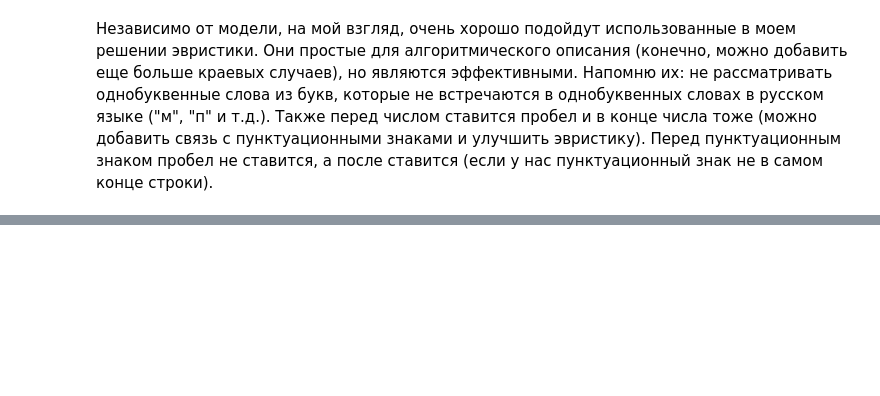
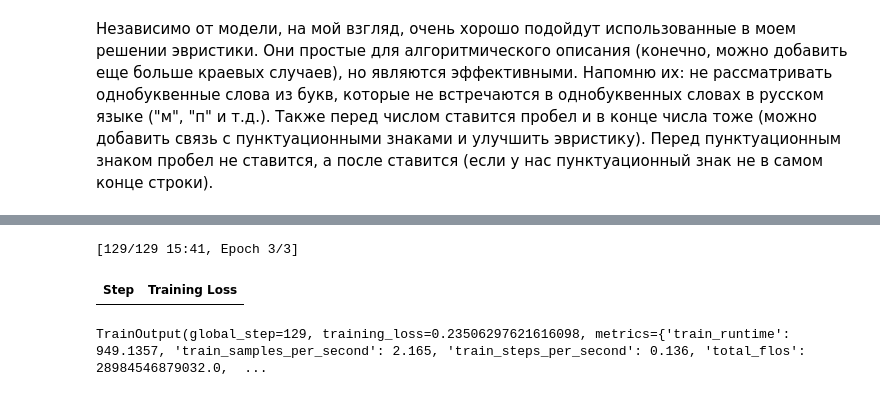
Before and after one commit to dbelogortseva/Avito_test_task, a Jupyter notebook: test_task.ipynb, the cells around one changed output, grey strips where cells are left out. Cells and saved outputs as stored; diff of their text form; code cells hidden in the pictures; blank space fills up the shorter version.

```diff
--- a/test_task.ipynb
+++ b/test_task.ipynb
@@ -379,0 +546,3 @@ df_save.to_csv("output.csv", index=False, encoding="utf-8")
+# %%
+id2label = {0:"NO_SPACE", 1:"SPACE"}
+label2id = {"NO_SPACE":0, "SPACE":1}
@@ -379,0 +578,28 @@ df_save.to_csv("output.csv", index=False, encoding="utf-8")
+# %%
+collator = DataCollatorForTokenClassification(tokenizer)
+# %%
+batch_size = 16
+args = TrainingArguments(
+    per_device_train_batch_size=batch_size,
+    per_device_eval_batch_size=batch_size,
+    num_train_epochs=3,
+    save_strategy="epoch",
+    seed=42,
+    fp16=True
+)
+# %%
+trainer = Trainer(
+    model=model,
+    args=args,
+    train_dataset=splits["train"],
+    eval_dataset=splits["test"],
+    data_collator=collator,
+    compute_metrics=compute_metrics,
+    processing_class=tokenizer
+)
+# %%
+trainer.train()
+# %% [output]
+[129/129 15:41, Epoch 3/3]
+| Step | Training Loss |
+TrainOutput(global_step=129, training_loss=0.23506297621616098, metrics={'train_runtime': 949.1357, 'train_samples_per_second': 2.165, 'train_steps_per_second': 0.136, 'total_flos': 28984546879032.0,  ...
```
Also changed, not shown: parts of 30 cells of this notebook.
